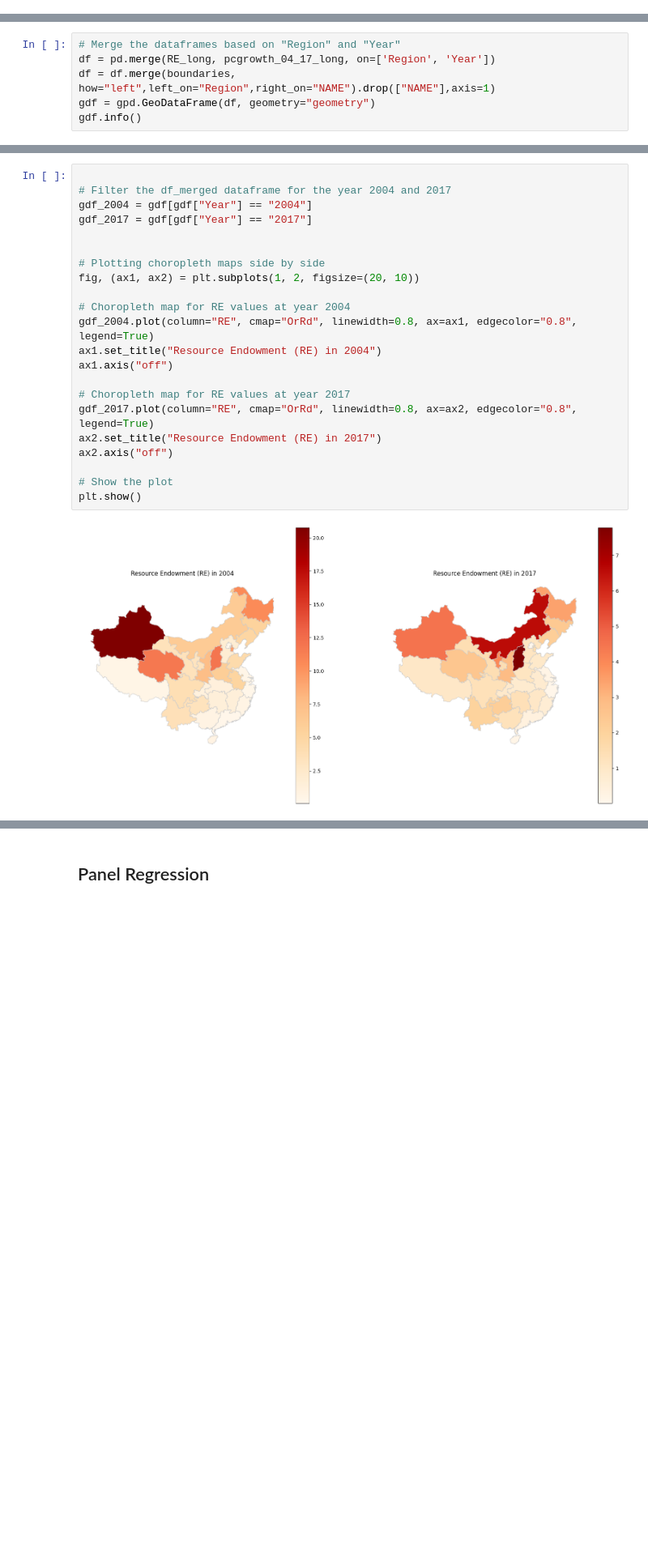
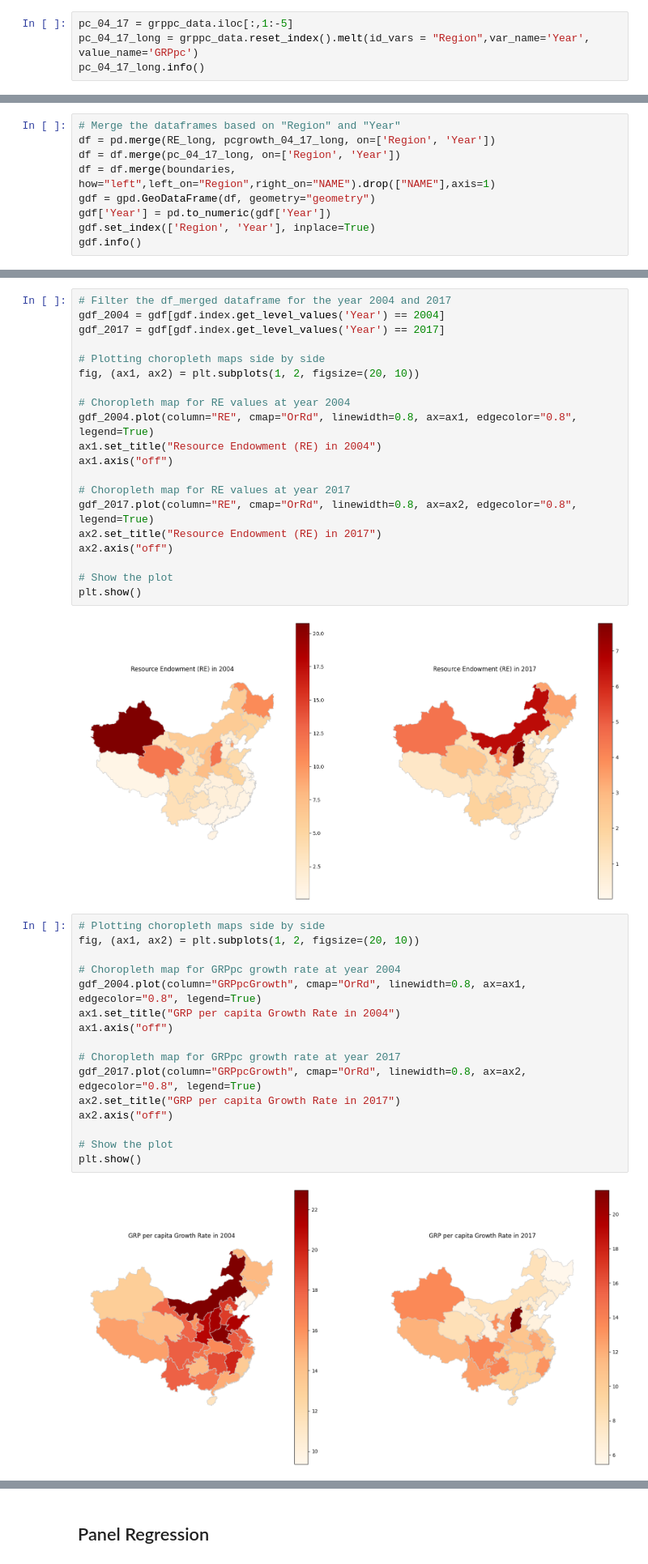
Before and after one commit to KaylaBai/Dissertation, a Jupyter notebook: Dissertation.ipynb, the cells around one changed output, grey strips where cells are left out. Shown at 81% size. Saved outputs shown, nothing was run; the diff lists cells and outputs as text; blank space fills up the shorter version.

```diff
--- a/Dissertation.ipynb
+++ b/Dissertation.ipynb
@@ -218,3 +244,7 @@ Data columns (total 3 columns):
  2   GRPpcGrowth  434 non-null    float64
 dtypes: float64(1), object(2)
 memory usage: 10.3+ KB
+# %%
+pc_04_17 = grppc_data.iloc[:,1:-5]
+pc_04_17_long = grppc_data.reset_index().melt(id_vars = "Region",var_name='Year', value_name='GRPpc')
+pc_04_17_long.info()
@@ -235,8 +276,11 @@ memory usage: 10.3+ KB
 # %%
 # Merge the dataframes based on "Region" and "Year"
 df = pd.merge(RE_long, pcgrowth_04_17_long, on=['Region', 'Year'])
+df = df.merge(pc_04_17_long, on=['Region', 'Year'])
 df = df.merge(boundaries, how="left",left_on="Region",right_on="NAME").drop(["NAME"],axis=1)
 gdf = gpd.GeoDataFrame(df, geometry="geometry")
+gdf['Year'] = pd.to_numeric(gdf['Year'])
+gdf.set_index(['Region', 'Year'], inplace=True)
 gdf.info()
 # %% [output]
 <class 'geopandas.geodataframe.GeoDataFrame'>
@@ -254,9 +299,7 @@ memory usage: 20.3+ KB
 # %%
-
 # Filter the df_merged dataframe for the year 2004 and 2017
-gdf_2004 = gdf[gdf["Year"] == "2004"]
-gdf_2017 = gdf[gdf["Year"] == "2017"]
-
+gdf_2004 = gdf[gdf.index.get_level_values('Year') == 2004]
+gdf_2017 = gdf[gdf.index.get_level_values('Year') == 2017]
 
 # Plotting choropleth maps side by side
 fig, (ax1, ax2) = plt.subplots(1, 2, figsize=(20, 10))
@@ -275,3 +318,21 @@ ax2.axis("off")
 plt.show()
 # %% [output]
 [figure]
+# %%
+# Plotting choropleth maps side by side
+fig, (ax1, ax2) = plt.subplots(1, 2, figsize=(20, 10))
+
+# Choropleth map for GRPpc growth rate at year 2004
+gdf_2004.plot(column="GRPpcGrowth", cmap="OrRd", linewidth=0.8, ax=ax1, edgecolor="0.8", legend=True)
+ax1.set_title("GRP per capita Growth Rate in 2004")
+ax1.axis("off")
+
+# Choropleth map for GRPpc growth rate at year 2017
+gdf_2017.plot(column="GRPpcGrowth", cmap="OrRd", linewidth=0.8, ax=ax2, edgecolor="0.8", legend=True)
+ax2.set_title("GRP per capita Growth Rate in 2017")
+ax2.axis("off")
+
+# Show the plot
+plt.show()
+# %% [output]
+[figure, added]
```
Also changed, not shown: parts of 15 cells of this notebook.
